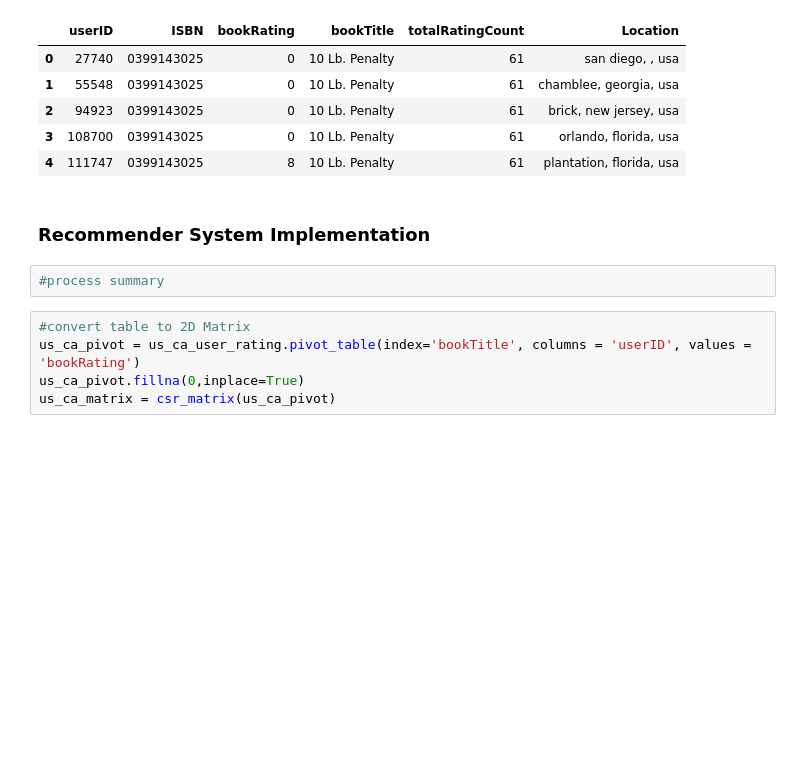
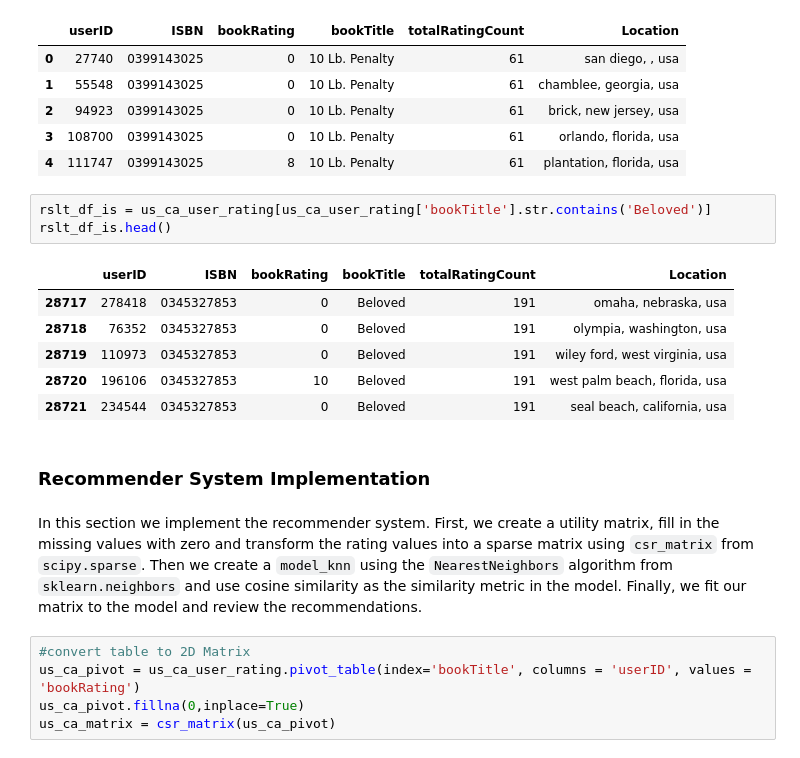
Before and after one commit to CS-Edwards/book_recommender_system, a Jupyter notebook: collaborative_filtering.ipynb, the cells around one changed output. Saved outputs shown, nothing was run; the diff lists cells and outputs as text; blank space fills up the shorter version.

```diff
--- a/collaborative_filtering.ipynb
+++ b/collaborative_filtering.ipynb
@@ -208,10 +213,20 @@ us_ca_user_rating.head()
 | 2 | 94923 | 0399143025 | 0 | 10 Lb. Penalty | 61 | brick, new jersey, usa |
 | 3 | 108700 | 0399143025 | 0 | 10 Lb. Penalty | 61 | orlando, florida, usa |
 | 4 | 111747 | 0399143025 | 8 | 10 Lb. Penalty | 61 | plantation, florida, usa |
+# %%
+rslt_df_is = us_ca_user_rating[us_ca_user_rating['bookTitle'].str.contains('Beloved')]
+rslt_df_is.head()
+# %% [output]
+|  | userID | ISBN | bookRating | bookTitle | totalRatingCount | Location |
+| 28717 | 278418 | 0345327853 | 0 | Beloved | 191 | omaha, nebraska, usa |
+| 28718 | 76352 | 0345327853 | 0 | Beloved | 191 | olympia, washington, usa |
+| 28719 | 110973 | 0345327853 | 0 | Beloved | 191 | wiley ford, west virginia, usa |
+| 28720 | 196106 | 0345327853 | 10 | Beloved | 191 | west palm beach, florida, usa |
+| 28721 | 234544 | 0345327853 | 0 | Beloved | 191 | seal beach, california, usa |
 # %% [markdown]
 ### Recommender System Implementation
-# %%
-#process summary
+# %% [markdown]
+In this section we implement the recommender system. First, we create a utility matrix, fill in the missing values with zero and transform the rating values into a sparse matrix using `csr_matrix` from `scipy.sparse`. Then we create a `model_knn` using the `NearestNeighbors` algorithm from `sklearn.neighbors` and use cosine similarity as the similarity metric in the model. Finally, we fit our matrix to the model and review the recommendations.
 # %%
 #convert table to 2D Matrix
 us_ca_pivot = us_ca_user_rating.pivot_table(index='bookTitle', columns = 'userID', values = 'bookRating')
```
Also changed, not shown: parts of 11 cells of this notebook.
